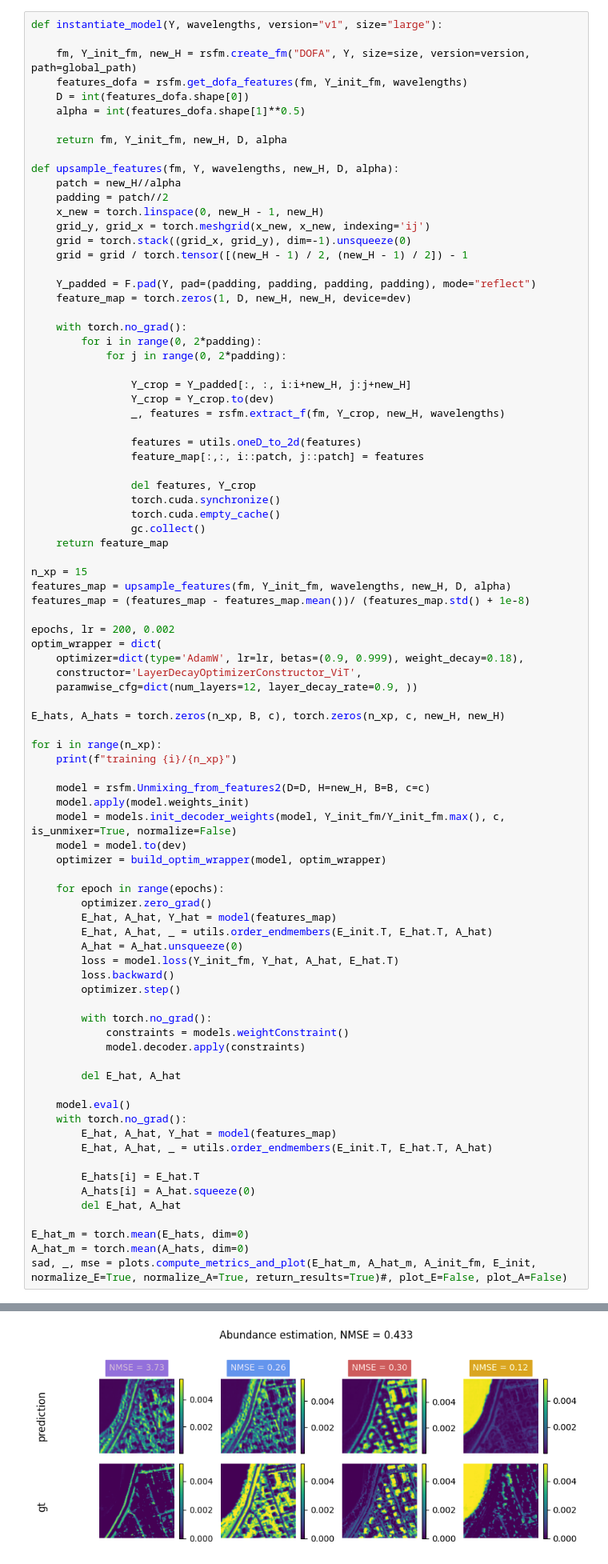
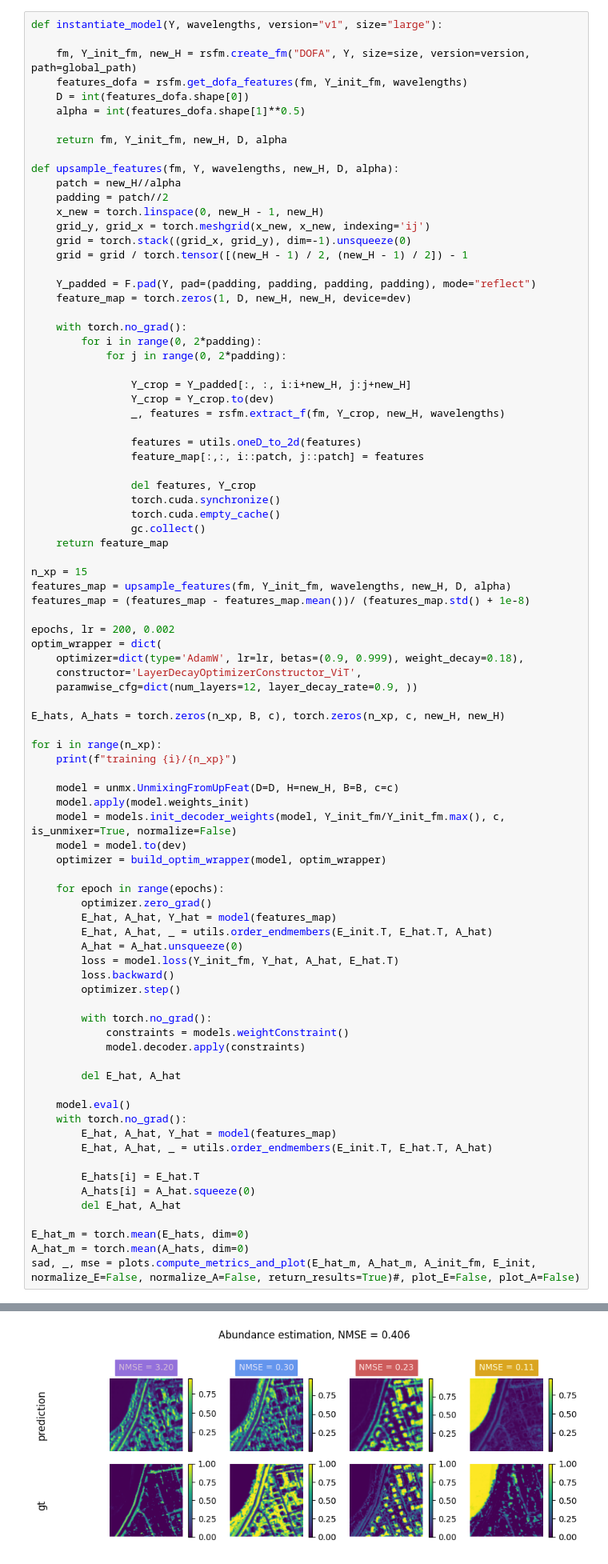
Before and after one commit to edabier/SS-HSU_benchmark, a Jupyter notebook: padding_training_2.ipynb, the cells around one changed output, grey strips where cells are left out. Shown at 80% size. Saved outputs shown, nothing was run; the diff lists cells and outputs as text.

```diff
--- a/padding_training_2.ipynb
+++ b/padding_training_2.ipynb
@@ -135,7 +136,7 @@ E_hats, A_hats = torch.zeros(n_xp, B, c), torch.zeros(n_xp, c, new_H, new_H)
 for i in range(n_xp):
     print(f"training {i}/{n_xp}")
 
-    model = rsfm.Unmixing_from_features2(D=D, H=new_H, B=B, c=c)
+    model = unmx.UnmixingFromUpFeat(D=D, H=new_H, B=B, c=c)
     model.apply(model.weights_init)
     model = models.init_decoder_weights(model, Y_init_fm/Y_init_fm.max(), c, is_unmixer=True, normalize=False)
     model = model.to(dev)
@@ -167,7 +168,7 @@ for i in range(n_xp):
 
 E_hat_m = torch.mean(E_hats, dim=0)
 A_hat_m = torch.mean(A_hats, dim=0)
-sad, _, mse = plots.compute_metrics_and_plot(E_hat_m, A_hat_m, A_init_fm, E_init, normalize_E=True, normalize_A=True, return_results=True)#, plot_E=False, plot_A=False)
+sad, _, mse = plots.compute_metrics_and_plot(E_hat_m, A_hat_m, A_init_fm, E_init, normalize_E=False, normalize_A=False, return_results=True)#, plot_E=False, plot_A=False)
 # %% [output]
 training 0/15
 {'num_layers': 12, 'layer_decay_rate': 0.9}
@@ -190,4 +191,4 @@ Build LayerDecayOptimizerConstructor 0.900000 - 14
-[figure, old version]
+[figure, new version]
 # %%
 patch = new_H//alpha
 padding = patch//2
```
Also changed, not shown: parts of 4 cells of this notebook, 19 other files.
